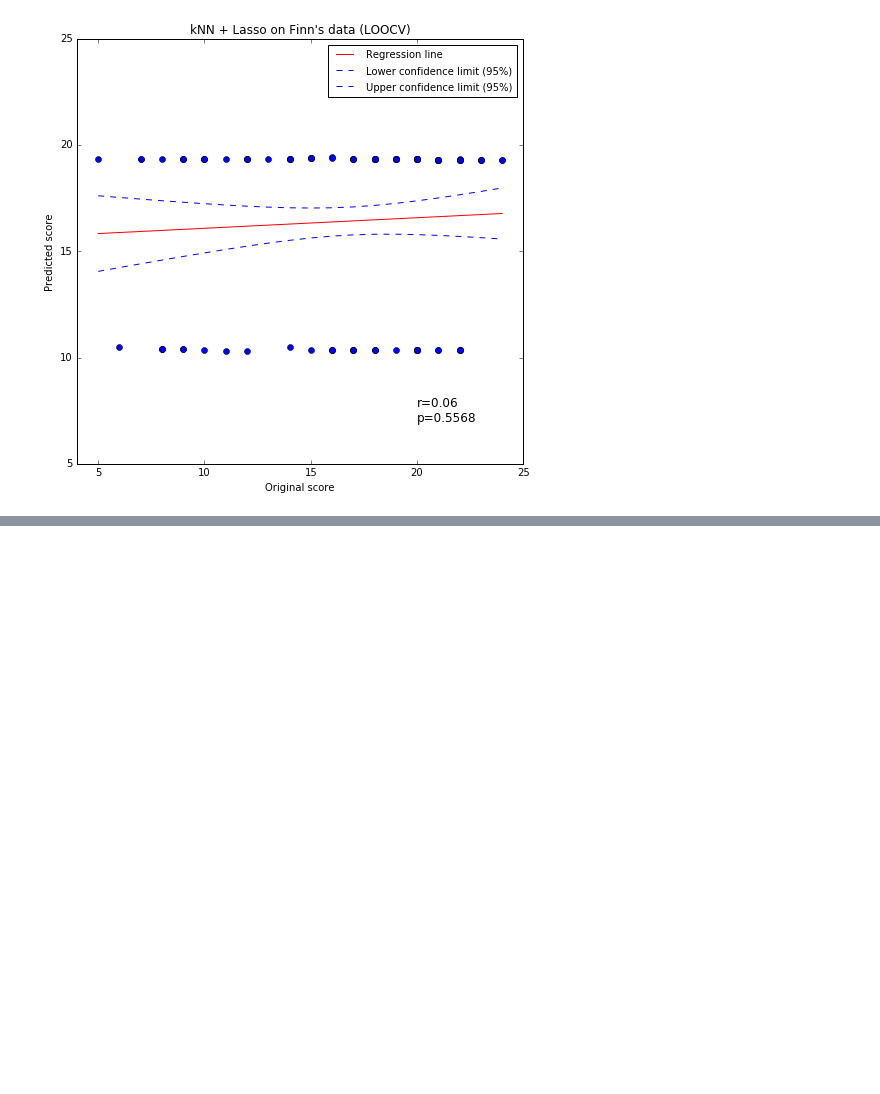
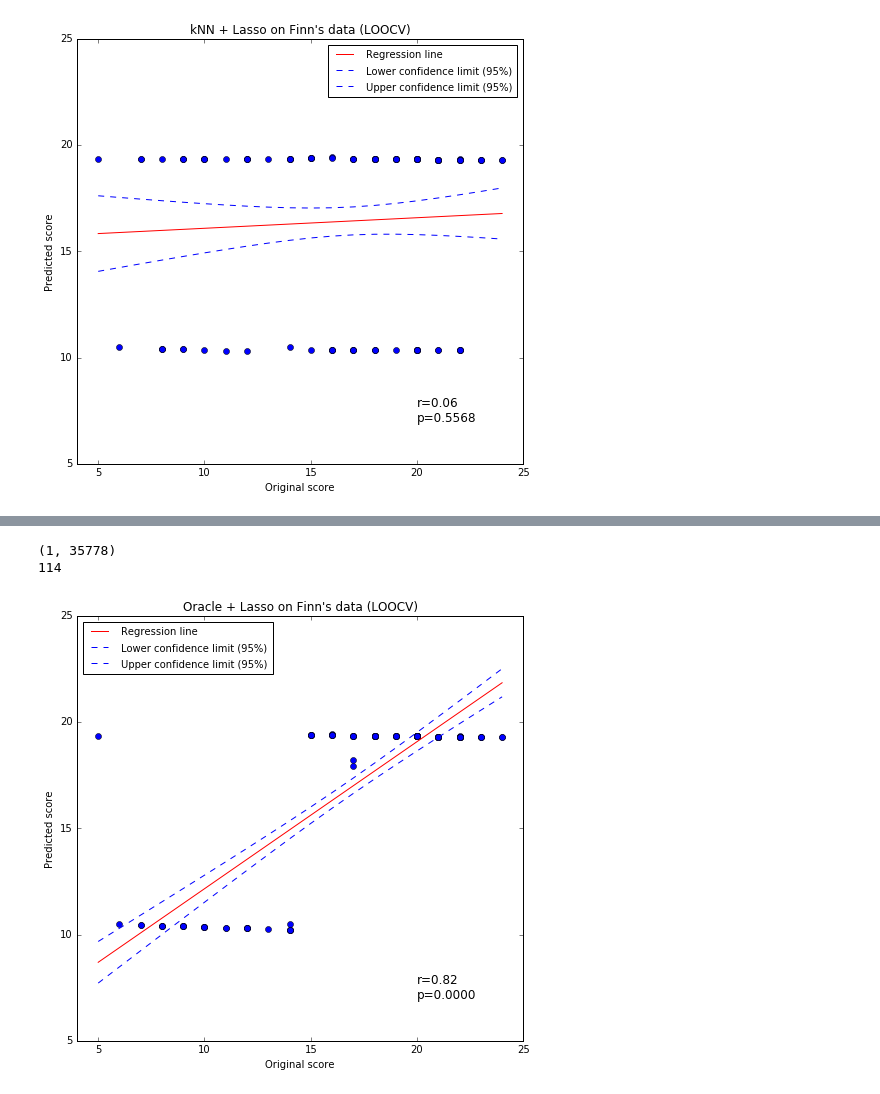
Before and after one commit to paola-g/iq_prediction, a Jupyter notebook: knn_class.ipynb, the cells around one changed output, grey strips where cells are left out. Drawn from its saved outputs; the diff is of its cells as text; code cells hidden in the pictures; blank space fills up the shorter version.

```diff
--- a/knn_class.ipynb
+++ b/knn_class.ipynb
@@ -344,0 +407,43 @@ regression_plot(np.ravel(gF),predictions_r,n_subj,'kNN + Lasso on Finn\'s data (
+# %%
+loo = cross_validation.LeaveOneOut(n_subj)
+errors_r = np.zeros([n_subj])
+predictions_r = np.zeros([n_subj])
+k=5
+n_bins = 2
+n_bins_cv = 4
+#cv = cross_validation.KFold(k)
+lasso = LassoCV(cv=cv,n_jobs=-1)
+
+i=0
+f = FloatProgress(min=0, max=n_subj)
+display(f)
+for train_index, test_index in loo:
+    X_train, X_test, y_train, y_test = edges[train_index,], edges[test_index,],gF[train_index],gF[test_index]
+    hist, bin_limits = np.histogram(y_train, n_bins)
+    bins = np.digitize(y_train, bin_limits[:-1])
+    test_bin = np.digitize(y_test, bin_limits[:-1])
+
+    if test_bin == 1:
+        # regression 1
+        hist_cv, bin_limits_cv = np.histogram(y_train[bins==1], n_bins_cv)
+        bins_cv = np.digitize(y_train[bins==1], bin_limits_cv[:-1])
+        cv = cross_validation.StratifiedKFold(bins_cv,k)
+        lasso = LassoCV(cv=cv,n_jobs=-1)
+        lasso.fit(X_train[bins==1,],y_train[bins==1])
+        predictions_r[i] = lasso.predict(X_test)
+        errors_r[i] = abs(predictions_r[i]-y_test)
+    else:
+        # regression 2
+        hist_cv, bin_limits_cv = np.histogram(y_train[bins==2], n_bins_cv)
+        bins_cv = np.digitize(y_train[bins==2], bin_limits_cv[:-1])
+        cv = cross_validation.StratifiedKFold(bins_cv,k)
+        lasso = LassoCV(cv=cv,n_jobs=-1)
+        lasso.fit(X_train[bins==2,],y_train[bins==2])
+        predictions_r[i] = lasso.predict(X_test)
+        errors_r[i] = abs(predictions_r[i]-y_test)
+
+    i += 1
+    f.value += 1
+
+print('Mean error:',errors_r.mean())
+print(predictions_r)
@@ -344,0 +492,10 @@ regression_plot(np.ravel(gF),predictions_r,n_subj,'kNN + Lasso on Finn\'s data (
+# %%
+print(X_test.shape)
+print(i)
+# %% [output]
+(1, 35778)
+114
+# %%
+regression_plot(np.ravel(gF),predictions_r,n_subj,'Oracle + Lasso on Finn\'s data (LOOCV)')
+# %% [output]
+[figure, added]
```
Also changed, not shown: parts of 12 cells of this notebook, 1 other file.
